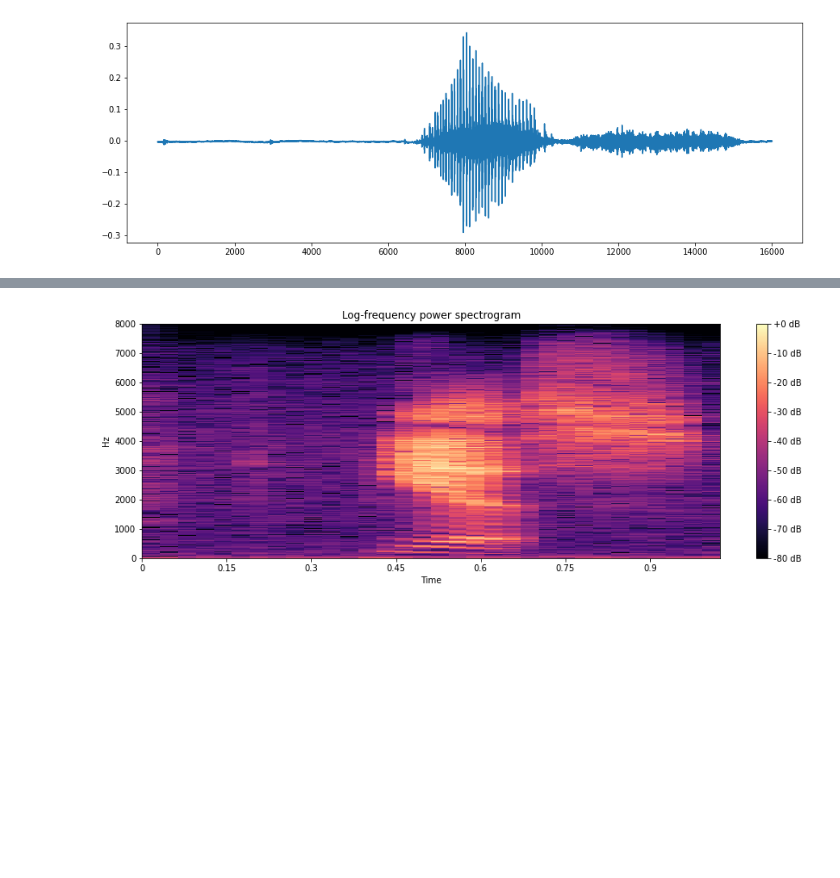
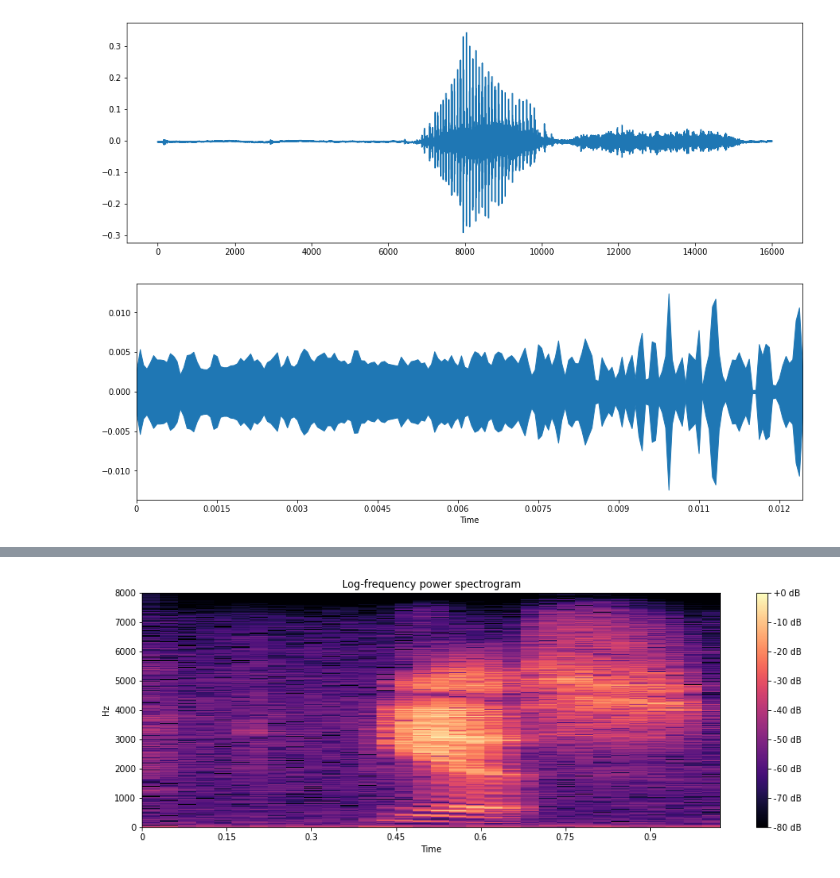
Before and after one commit to Illumaria/made-speech-signal-processing, a Jupyter notebook: 05-speech-recognition-systems/dtw_tpa.ipynb, the cells around one changed output, grey strips where cells are left out. Saved outputs shown, nothing was run; the diff lists cells and outputs as text; code cells hidden in the pictures; blank space fills up the shorter version.

```diff
--- a/05-speech-recognition-systems/dtw_tpa.ipynb
+++ b/05-speech-recognition-systems/dtw_tpa.ipynb
@@ -76,3 +62,7 @@ librosa.display.waveplot(x, sr=sr);
 plt.plot(x);
 # %% [output]
 [figure]
+# %%
+librosa.display.waveplot(x[:200], sr=sr);
+# %% [output]
+[figure, added]
```
Also changed, not shown: parts of 13 cells of this notebook.
